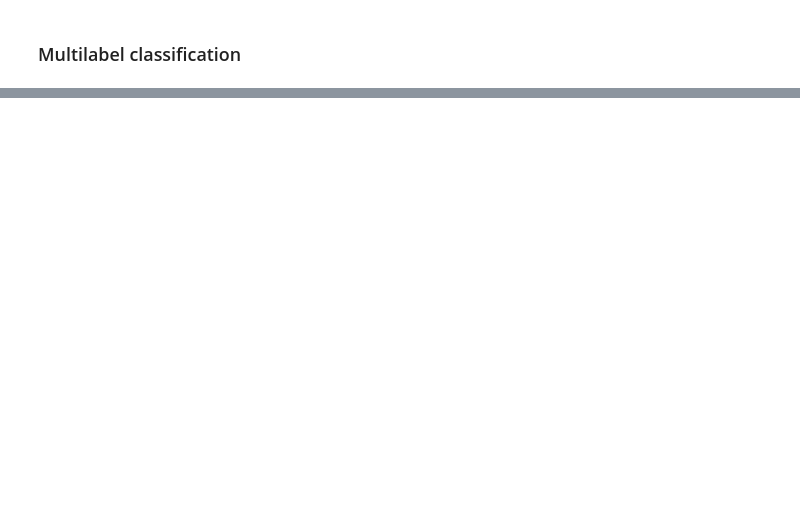
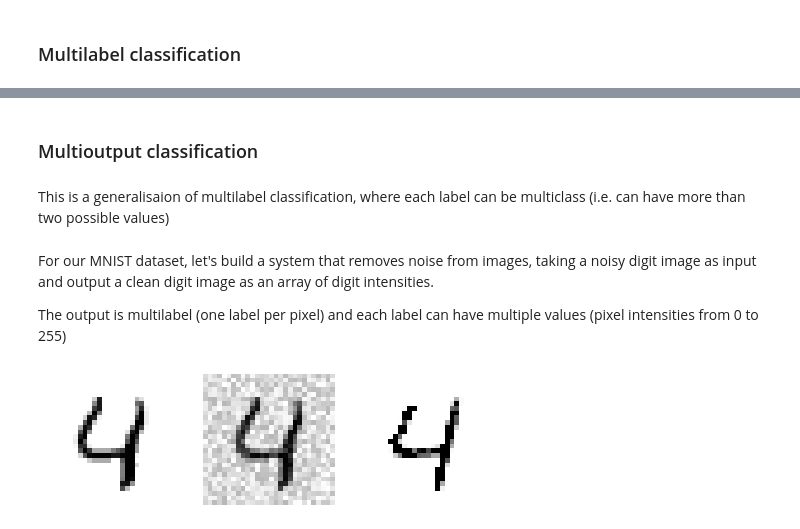
Before and after one commit to amaralcs/homl, a Jupyter notebook: 3_classification.ipynb, the cells around one changed output, grey strips where cells are left out. Drawn from its saved outputs; the diff is of its cells as text; code cells hidden in the pictures; blank space fills up the shorter version.

```diff
--- a/3_classification.ipynb
+++ b/3_classification.ipynb
@@ -396,0 +492,7 @@ plt.show()
+# %%
+from sklearn.neighbors import KNeighborsClassifier
+
+y_train_large = (y_train >= 7)
+y_train_odd = (y_train % 2 == 1)
+y_multilabel = np.c_[y_train_large, y_train_odd] # two columns one for large one for odds
+y_multilabel
@@ -396,0 +507,9 @@ plt.show()
+# %%
+if RELOAD:
+    knn_clf = load(model_fpath + 'knn_clf.joblib')
+else:
+    knn_clf = KNeighborsClassifier() # KNN supports multilabel
+    knn_clf.fit(X_train, y_multilabel)
+    dump(knn_clf, model_fpath + 'knn_clf.joblib')
+
+knn_clf
@@ -396,0 +545,36 @@ plt.show()
+# %% [markdown]
+### Multioutput classification
+# %% [markdown]
+This is a generalisaion of multilabel classification, where each label can be multiclass (i.e. can have more than two possible values)
+# %% [markdown]
+For our MNIST dataset, let's build a system that removes noise from images, taking a noisy digit image as input and output a clean digit image as an array of digit intensities.
+
+The output is multilabel (one label per pixel) and each label can have multiple values (pixel intensities from 0 to 255)
+# %%
+# Create training ant test set by adding noise to MNIST data
+noise = np.random.randint(0, 100, (len(X_train), 784))
+X_train_mod = X_train + noise
+
+noise = np.random.randint(0, 100, (len(X_test), 784))
+X_test_mod = X_test + noise
+
+y_train_mod = X_train
+y_test_mod = X_test
+# %%
+if RELOAD:
+    knn_clean_clf = load(model_fpath + 'knn_clean_clf.joblib')
+else:
+    knn_clean_clf = knn_clf.fit(X_train_mod, y_train_mod)
+    dump(knn_clean_clf, model_fpath + 'knn_clean_clf.joblib')
+# %%
+some_index = 4
+original = [X_test[some_index]]
+noisy_digit = [X_test_mod[some_index]]
+clean_digit = knn_clf.predict([X_test_mod[some_index]])
+
+plt.subplot(131); plot_digits(original) # Original Image
+plt.subplot(132); plot_digits(noisy_digit) # Noisy Image
+plt.subplot(133); plot_digits(clean_digit) # Cleaned up version
+plt.show()
+# %% [output]
+[figure, added]
```
Also changed, not shown: parts of 32 cells of this notebook, 1 other file.
